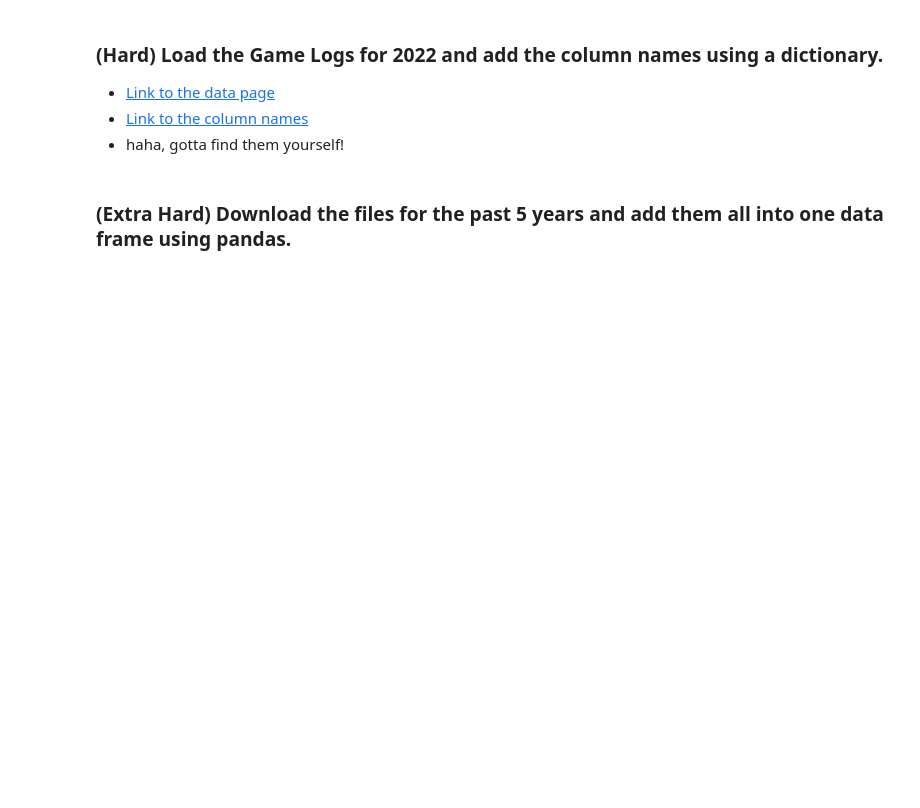
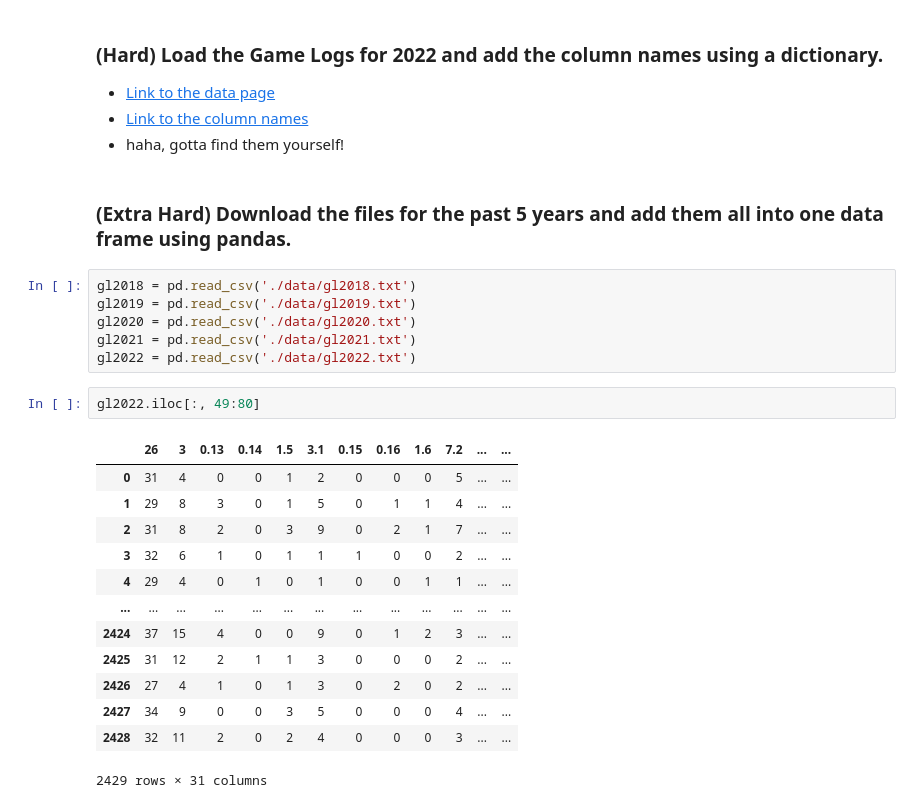
Before and after one commit to Falselysium/my-fork-2023-fall-data-science, a Jupyter notebook: Week-01-Pandas/Exercise-AZ.ipynb, the cells around one changed output. Drawn from its saved outputs; the diff is of its cells as text; blank space fills up the shorter version.

```diff
--- a/Week-01-Pandas/Exercise-AZ.ipynb
+++ b/Week-01-Pandas/Exercise-AZ.ipynb
@@ -327,3 +314,25 @@ dtype: int64 awards.
 * haha, gotta find them yourself!
 # %% [markdown]
 ### (Extra Hard) Download the files for the past 5 years and add them all into one data frame using pandas.
+# %%
+gl2018 = pd.read_csv('./data/gl2018.txt')
+gl2019 = pd.read_csv('./data/gl2019.txt')
+gl2020 = pd.read_csv('./data/gl2020.txt')
+gl2021 = pd.read_csv('./data/gl2021.txt')
+gl2022 = pd.read_csv('./data/gl2022.txt')
+# %%
+gl2022.iloc[:, 49:80]
+# %% [output]
+|  | 26 | 3 | 0.13 | 0.14 | 1.5 | 3.1 | 0.15 | 0.16 | 1.6 | 7.2 | ... | ... |
+| 0 | 31 | 4 | 0 | 0 | 1 | 2 | 0 | 0 | 0 | 5 | ... | ... |
+| 1 | 29 | 8 | 3 | 0 | 1 | 5 | 0 | 1 | 1 | 4 | ... | ... |
+| 2 | 31 | 8 | 2 | 0 | 3 | 9 | 0 | 2 | 1 | 7 | ... | ... |
+| 3 | 32 | 6 | 1 | 0 | 1 | 1 | 1 | 0 | 0 | 2 | ... | ... |
+| 4 | 29 | 4 | 0 | 1 | 0 | 1 | 0 | 0 | 1 | 1 | ... | ... |
+| ... | ... | ... | ... | ... | ... | ... | ... | ... | ... | ... | ... | ... |
+| 2424 | 37 | 15 | 4 | 0 | 0 | 9 | 0 | 1 | 2 | 3 | ... | ... |
+| 2425 | 31 | 12 | 2 | 1 | 1 | 3 | 0 | 0 | 0 | 2 | ... | ... |
+| 2426 | 27 | 4 | 1 | 0 | 1 | 3 | 0 | 2 | 0 | 2 | ... | ... |
+| 2427 | 34 | 9 | 0 | 0 | 3 | 5 | 0 | 0 | 0 | 4 | ... | ... |
+| 2428 | 32 | 11 | 2 | 0 | 2 | 4 | 0 | 0 | 0 | 3 | ... | ... |
+2429 rows × 31 columns
```
Also changed, not shown: parts of 7 cells of this notebook, 6 other files.
